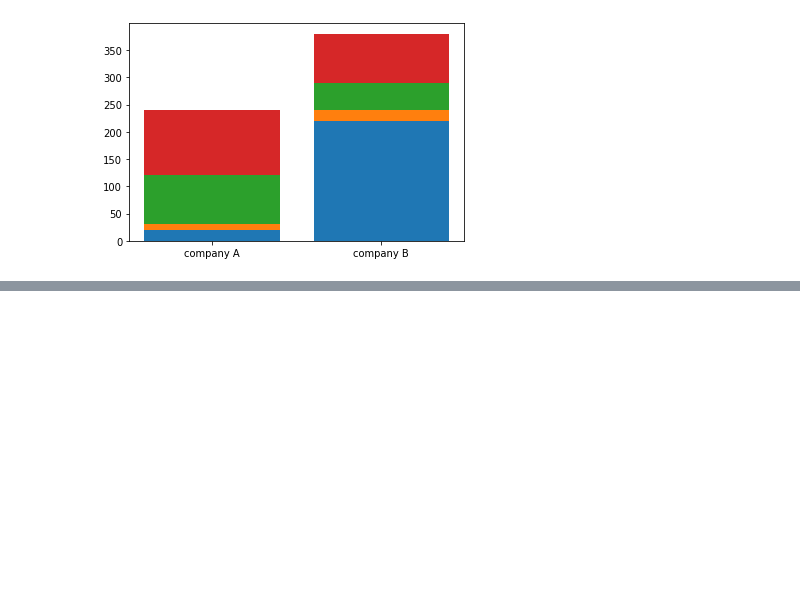
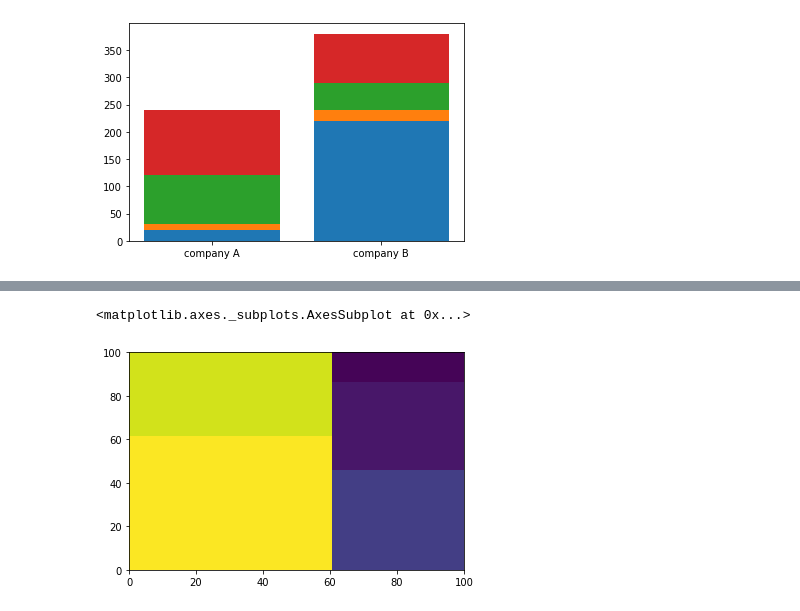
Before and after one commit to phuwanat300841/python_dataviz, a Jupyter notebook: Visualize Data Comparison.ipynb, the cells around one changed output, grey strips where cells are left out. Cells and saved outputs as stored; diff of their text form; code cells hidden in the pictures; blank space fills up the shorter version.

```diff
--- a/Visualize Data Comparison.ipynb
+++ b/Visualize Data Comparison.ipynb
@@ -87,0 +128,5 @@ plt.bar([1,2],saledata.iloc[:,3],bottom=saledata.iloc[:,0]+saledata.iloc[:,1]+sa
+# %%
+squarify.plot(sizes=volume) # เป็นพอตแบบง่ายๆ
+# %% [output]
+<matplotlib.axes._subplots.AxesSubplot at 0x...>
+[figure, added]
```
Also changed, not shown: parts of 37 cells of this notebook.
